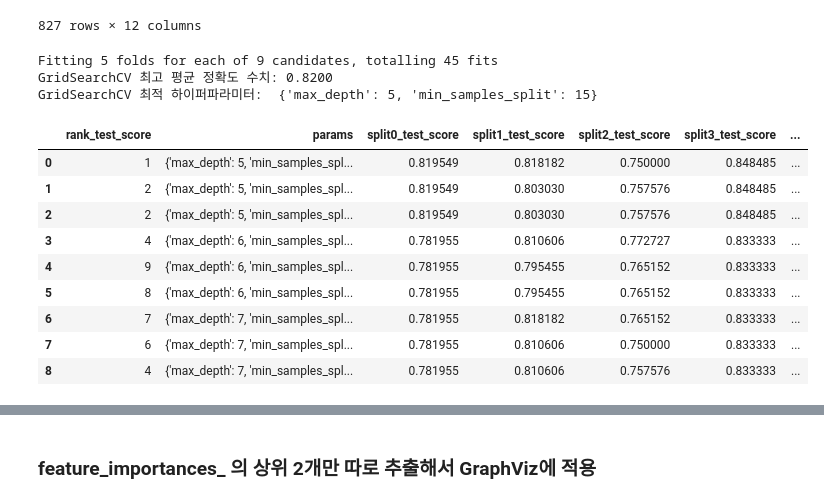
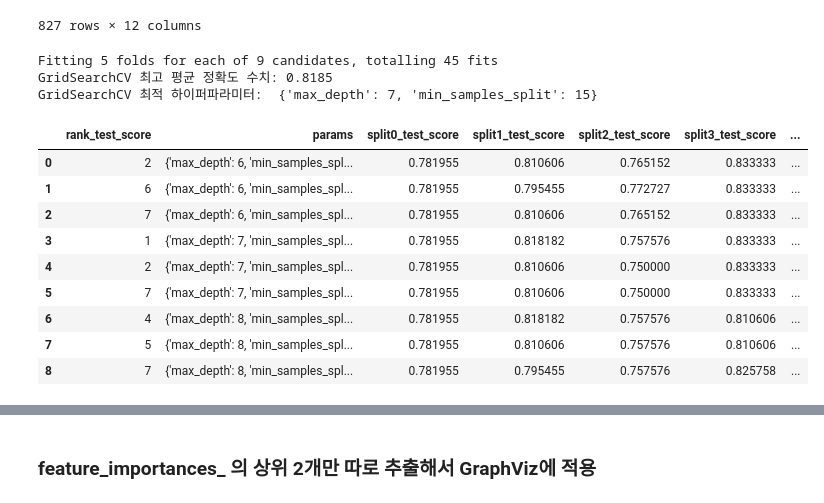
Before and after one commit to dosel70/Mashine_Learning-Classifier-, a Jupyter notebook: presentation/real_presentation.ipynb, the cells around one changed output, grey strips where cells are left out. Cells and saved outputs as stored; diff of their text form; code cells hidden in the pictures.

```diff
--- a/presentation/real_presentation.ipynb
+++ b/presentation/real_presentation.ipynb
@@ -401,42 +468,42 @@ enc_df
 # %%
 from sklearn.tree import DecisionTreeClassifier
 from sklearn.model_selection import train_test_split, GridSearchCV
 
 dtc = DecisionTreeClassifier()
 
 features, targets = enc_df.iloc[:,:-1] , enc_df.iloc[:,-1]
 X_train, X_test, y_train, y_test = train_test_split(features, targets, stratify=targets,test_size=0.2, random_state=124)
 
 dtc.fit(X_train.values, y_train)
 
 
 params = {
-    'max_depth' : [5,6,7],
+    'max_depth' : [6,7,8],
     'min_samples_split' : [15,16,17]
          }
 grid_cv = GridSearchCV(dtc, param_grid=params, scoring='accuracy', cv=5, verbose=1)
 grid_cv.fit(X_train, y_train)
 print('GridSearchCV 최고 평균 정확도 수치: {:.4f}'.format(grid_cv.best_score_))
 print('GridSearchCV 최적 하이퍼파라미터: ', grid_cv.best_params_)
 
 # GridSearchCV 객체의 cv_results_ 속성을 데이터 프레임으로 생성
 scores_df = pd.DataFrame(grid_cv.cv_results_)
 scores_df[['rank_test_score', 'params',   'split0_test_score',
            'split1_test_score', 'split2_test_score', 'split3_test_score', 'split4_test_score']]
 # %% [output]
 Fitting 5 folds for each of 9 candidates, totalling 45 fits
-GridSearchCV 최고 평균 정확도 수치: 0.8200
-GridSearchCV 최적 하이퍼파라미터:  {'max_depth': 5, 'min_samples_split': 15}
+GridSearchCV 최고 평균 정확도 수치: 0.8185
+GridSearchCV 최적 하이퍼파라미터:  {'max_depth': 7, 'min_samples_split': 15}
 |  | rank_test_score | params | split0_test_score | split1_test_score | split2_test_score | split3_test_score | ... |
-| 0 | 1 | {'max_depth': 5, 'min_samples_spl... | 0.819549 | 0.818182 | 0.750000 | 0.848485 | ... |
-| 1 | 2 | {'max_depth': 5, 'min_samples_spl... | 0.819549 | 0.803030 | 0.757576 | 0.848485 | ... |
-| 2 | 2 | {'max_depth': 5, 'min_samples_spl... | 0.819549 | 0.803030 | 0.757576 | 0.848485 | ... |
-| 3 | 4 | {'max_depth': 6, 'min_samples_spl... | 0.781955 | 0.810606 | 0.772727 | 0.833333 | ... |
-| 4 | 9 | {'max_depth': 6, 'min_samples_spl... | 0.781955 | 0.795455 | 0.765152 | 0.833333 | ... |
-| 5 | 8 | {'max_depth': 6, 'min_samples_spl... | 0.781955 | 0.795455 | 0.765152 | 0.833333 | ... |
-| 6 | 7 | {'max_depth': 7, 'min_samples_spl... | 0.781955 | 0.818182 | 0.765152 | 0.833333 | ... |
-| 7 | 6 | {'max_depth': 7, 'min_samples_spl... | 0.781955 | 0.810606 | 0.750000 | 0.833333 | ... |
-| 8 | 4 | {'max_depth': 7, 'min_samples_spl... | 0.781955 | 0.810606 | 0.757576 | 0.833333 | ... |
+| 0 | 2 | {'max_depth': 6, 'min_samples_spl... | 0.781955 | 0.810606 | 0.765152 | 0.833333 | ... |
+| 1 | 6 | {'max_depth': 6, 'min_samples_spl... | 0.781955 | 0.795455 | 0.772727 | 0.833333 | ... |
+| 2 | 7 | {'max_depth': 6, 'min_samples_spl... | 0.781955 | 0.810606 | 0.765152 | 0.833333 | ... |
+| 3 | 1 | {'max_depth': 7, 'min_samples_spl... | 0.781955 | 0.818182 | 0.757576 | 0.833333 | ... |
+| 4 | 2 | {'max_depth': 7, 'min_samples_spl... | 0.781955 | 0.810606 | 0.750000 | 0.833333 | ... |
+| 5 | 7 | {'max_depth': 7, 'min_samples_spl... | 0.781955 | 0.810606 | 0.750000 | 0.833333 | ... |
+| 6 | 4 | {'max_depth': 8, 'min_samples_spl... | 0.781955 | 0.818182 | 0.757576 | 0.810606 | ... |
+| 7 | 5 | {'max_depth': 8, 'min_samples_spl... | 0.781955 | 0.810606 | 0.757576 | 0.810606 | ... |
+| 8 | 7 | {'max_depth': 8, 'min_samples_spl... | 0.781955 | 0.795455 | 0.757576 | 0.825758 | ... |
 # %%
 dtc.feature_importances_
 # %% [output]
```
Also changed, not shown: parts of 39 cells of this notebook, 21 other files.
